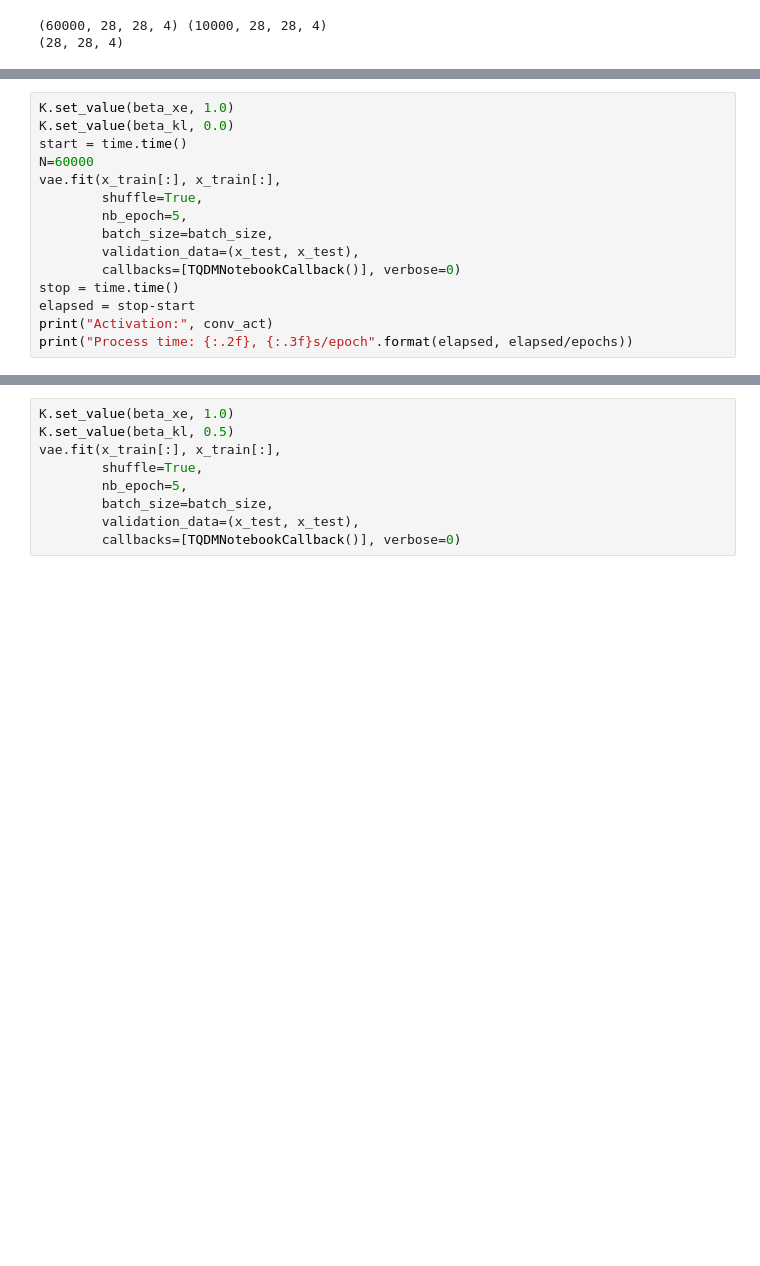
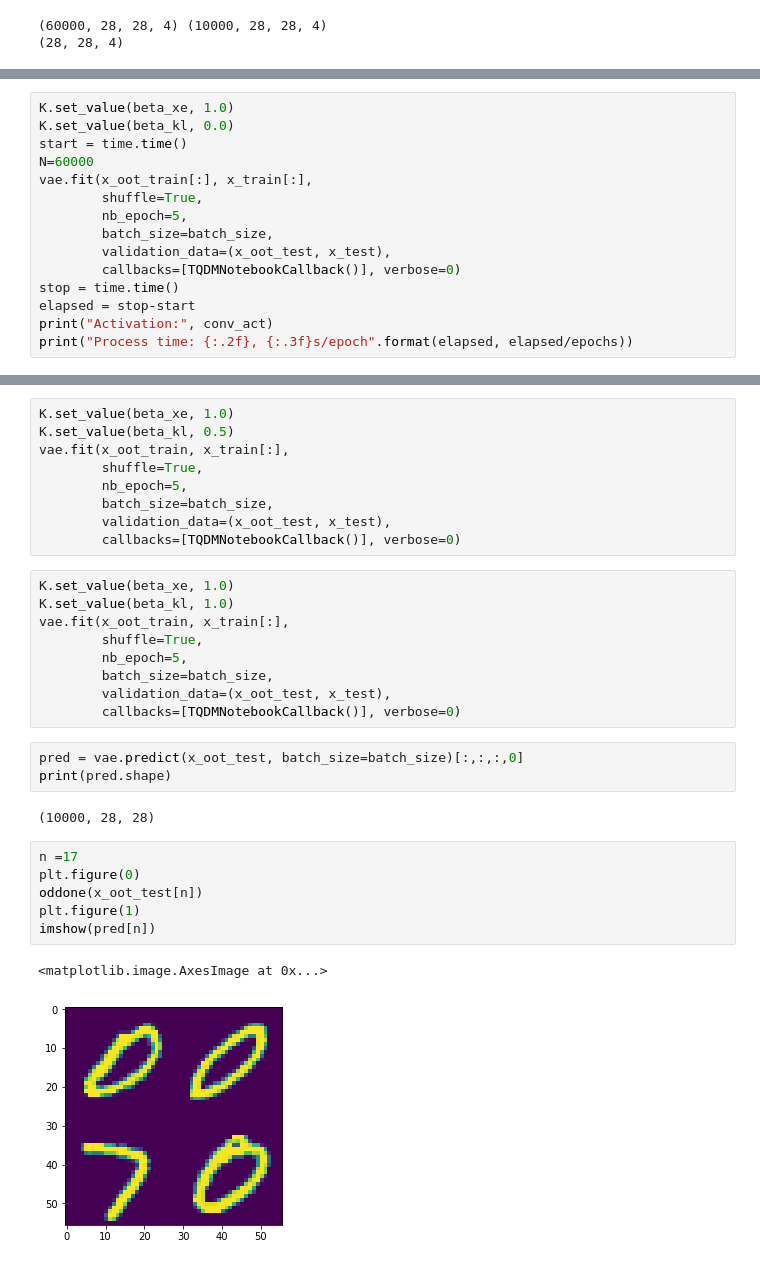
Before and after one commit to iqbal-chowdhury/VAE_Lab, a Jupyter notebook: sesame1.ipynb, the cells around one changed output, grey strips where cells are left out. Drawn from its saved outputs; the diff is of its cells as text; blank space fills up the shorter version.

```diff
--- a/sesame1.ipynb
+++ b/sesame1.ipynb
@@ -271,11 +271,11 @@ K.set_value(beta_xe, 1.0)
 K.set_value(beta_kl, 0.0)
 start = time.time()
 N=60000
-vae.fit(x_train[:], x_train[:],
+vae.fit(x_oot_train[:], x_train[:],
         shuffle=True,
         nb_epoch=5,
         batch_size=batch_size,
-        validation_data=(x_test, x_test),
+        validation_data=(x_oot_test, x_test),
         callbacks=[TQDMNotebookCallback()], verbose=0)
 stop = time.time()
 elapsed = stop-start
@@ -284,9 +287,32 @@ print("Process time: {:.2f}, {:.3f}s/epoch".format(elapsed, elapsed/epochs))
 # %%
 K.set_value(beta_xe, 1.0)
 K.set_value(beta_kl, 0.5)
-vae.fit(x_train[:], x_train[:],
+vae.fit(x_oot_train, x_train[:],
         shuffle=True,
         nb_epoch=5,
         batch_size=batch_size,
-        validation_data=(x_test, x_test),
+        validation_data=(x_oot_test, x_test),
         callbacks=[TQDMNotebookCallback()], verbose=0)
+# %%
+K.set_value(beta_xe, 1.0)
+K.set_value(beta_kl, 1.0)
+vae.fit(x_oot_train, x_train[:],
+        shuffle=True,
+        nb_epoch=5,
+        batch_size=batch_size,
+        validation_data=(x_oot_test, x_test),
+        callbacks=[TQDMNotebookCallback()], verbose=0)
+# %%
+pred = vae.predict(x_oot_test, batch_size=batch_size)[:,:,:,0]
+print(pred.shape)
+# %% [output]
+(10000, 28, 28)
+# %%
+n =17
+plt.figure(0)
+oddone(x_oot_test[n])
+plt.figure(1)
+imshow(pred[n])
+# %% [output]
+<matplotlib.image.AxesImage at 0x...>
+[figure, added]
```
Also changed, not shown: parts of 7 cells of this notebook.
